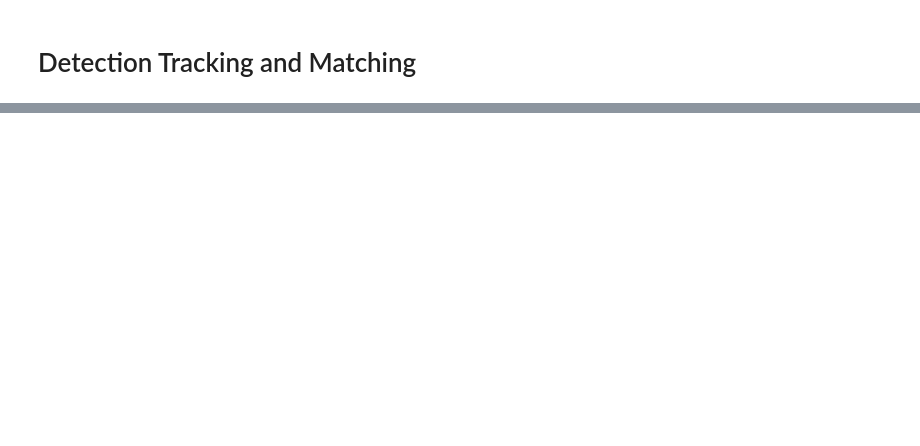
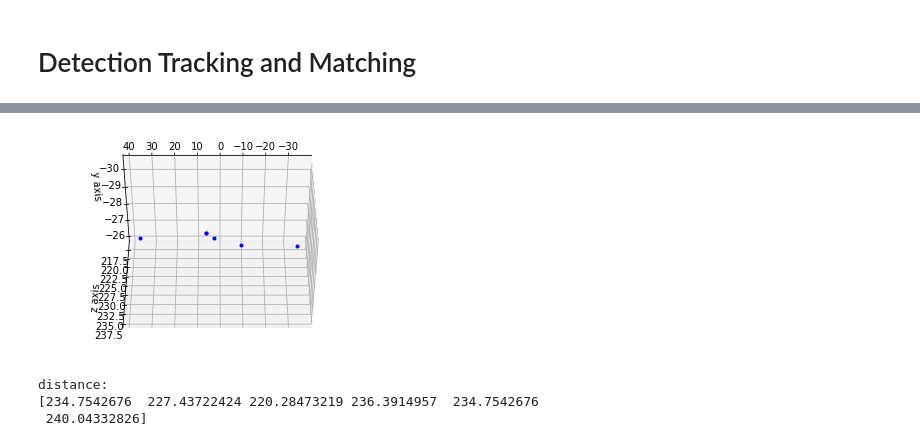
Before and after one commit to YuanxianH/BicycleBehaviorAnalysis, a Jupyter notebook: demo_loc.ipynb, the cells around one changed output, grey strips where cells are left out. Saved outputs shown, nothing was run; the diff lists cells and outputs as text; code cells hidden in the pictures; blank space fills up the shorter version.

```diff
--- a/demo_loc.ipynb
+++ b/demo_loc.ipynb
@@ -119,0 +233,34 @@ cv2.destroyAllWindows()
+# %%
+# use the center of boxes stand for object's location
+pts2D_1 = np.ones((3,len(boxes)),dtype='float')
+pts2D_2 = np.ones((3,len(boxes)),dtype='float')
+
+# boxes[:,2:] = boxes[:,2:] + boxes[:,:2]# ltwh 2 ltrb
+for i in range(len(boxes)):
+    pts2D_1[:2,i] = (boxes[i,:2] + boxes[i,2:])/2.
+    pts2D_2[:2,i] = (boxes_matched[i,:2] + boxes_matched[i,2:])/2.
+
+# triangulation
+pts3D = structure.linear_triangulation(pts2D_1,pts2D_2,P1,P2)
+# pts3D = structure.linear_triangulation(pts2D_1,pts2D_2,P2,P1)
+# X朝右，Y朝上，Z朝前
+fig = plt.figure()
+ax = fig.gca(projection='3d')
+ax.plot(pts3D[0], pts3D[1], pts3D[2], 'b.')
+ax.set_xlabel('x axis')
+ax.set_ylabel('y axis')
+ax.set_zlabel('z axis')
+ax.view_init(elev=135, azim=90)
+plt.show()
+# print('2D1:')
+# print(pts2D_1)
+# print("2D2:")
+# print(pts2D_2)
+# print(pts3D[:3,:])
+print("distance:")
+print(np.sqrt(np.sum(pts3D[:3,:]**2,axis=0)))
+# %% [output]
+[figure, added]
+distance:
+[234.7542676  227.43722424 220.28473219 236.3914957  234.7542676
+ 240.04332826]
```
Also changed, not shown: parts of 9 cells of this notebook, 3 other files.
